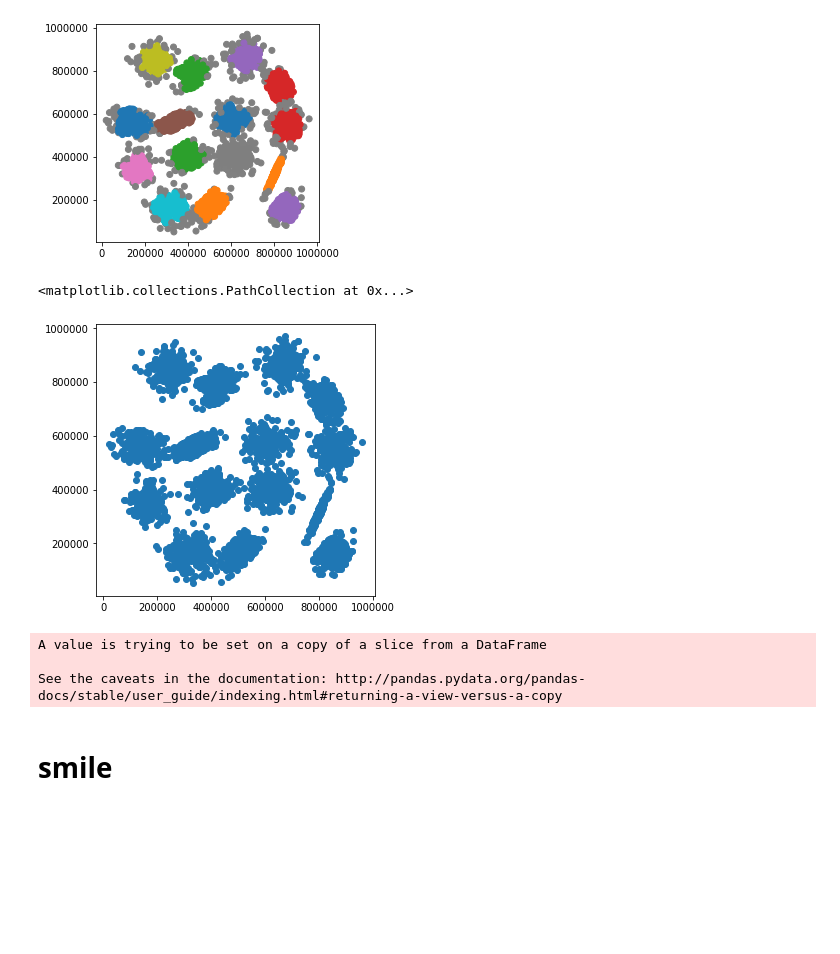
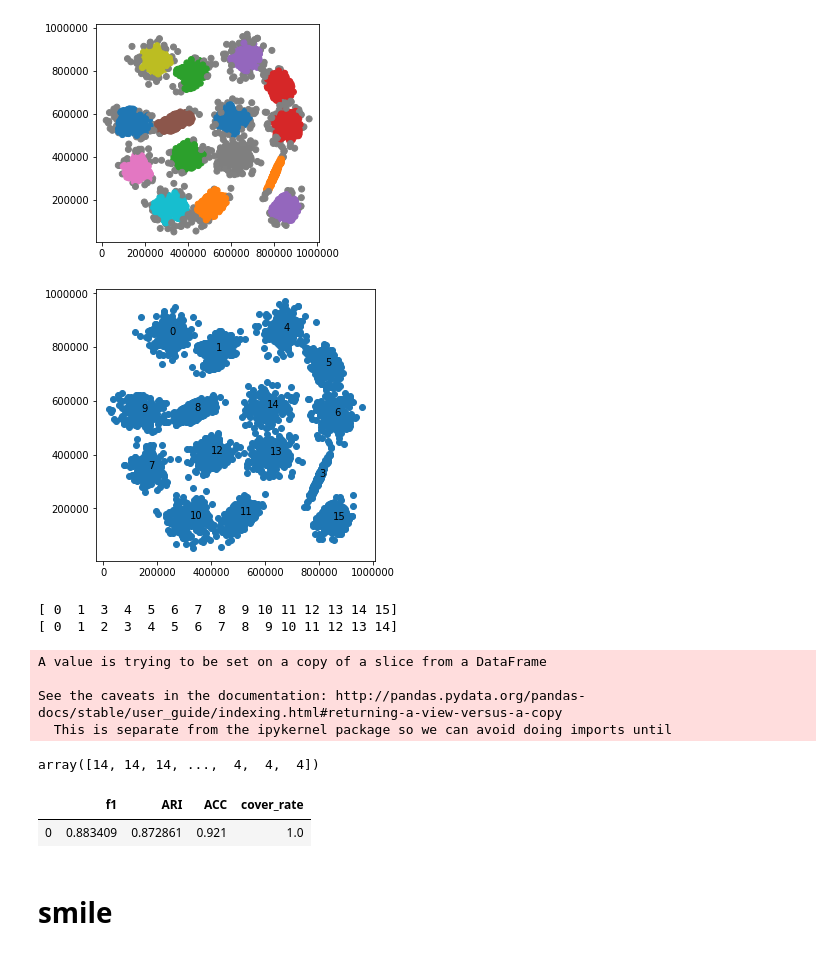
Before and after one commit to gaozhangyang/GIT, a Jupyter notebook: ex1_toy/experiments.ipynb, the cells around one changed output. Drawn from its saved outputs; the diff is of its cells as text; code cells hidden in the pictures; blank space fills up the shorter version.

```diff
--- a/ex1_toy/experiments.ipynb
+++ b/ex1_toy/experiments.ipynb
@@ -208,20 +208,45 @@ Y_pred=api.DGSFC.fit(  X,
 [figure]
 [figure]
 [figure]
-# %%
-plt.figure(figsize=(5,5))
-plt.scatter(X[:,0],X[:,1])
-# %% [output]
-<matplotlib.collections.PathCollection at 0x...>
-[figure, removed]
+# %%
+plt.figure(figsize=(5,5))
+plt.scatter(X[:,0],X[:,1])
+Y_true = df.iloc[:,-1]
+X_centers = []
+for i in np.unique(Y_true):
+    X_curr = df[df.iloc[:,-1]==i].iloc[:,:-1].values
+    X_center = np.mean(X_curr,axis=0)
+    plt.text(X_center[0],X_center[1],i)
+    X_centers.append(X_center)
+# %% [output]
+[figure, added]
 # %%
-# there is no label '2' in the dataset , thus we replace '15' by '2'
-Y_true[Y_true==15] = 2
-measures_calculator(Y_true, Y_pred, multiclass=True)
+print(np.unique(Y_true))
+# there is no label '2', so we replace 15 by 2
+Y_true[Y_true==15]=2
+print(np.unique(Y_true))
 # %% [output]
-A value is trying to be set on a copy of a slice from a DataFrame
-
-See the caveats in the documentation: http://pandas.pydata.org/pandas-docs/stable/user_guide/indexing.html#returning-a-view-versus-a-copy
+[ 0  1  3  4  5  6  7  8  9 10 11 12 13 14 15]
+[ 0  1  2  3  4  5  6  7  8  9 10 11 12 13 14]
+A value is trying to be set on a copy of a slice from a DataFrame
+
+See the caveats in the documentation: http://pandas.pydata.org/pandas-docs/stable/user_guide/indexing.html#returning-a-view-versus-a-copy
+  This is separate from the ipykernel package so we can avoid doing imports until
+# %%
+# too many classes, thus we manually mapping the class labels
+mapping_dict = {8:0, 2:1, 4:2, 1:3, 14:4, 3:5, 13:6, 6:7, 5:8, 10:9, 9:10, 11:11, 12:12, 7:13, 0:14, -1:-1}
+def mapping(x):
+    return mapping_dict[x]
+vec_mapping=np.vectorize(mapping)
+Y_pred = vec_mapping(Y_pred)
+Y_pred
+# %% [output]
+array([14, 14, 14, ...,  4,  4,  4])
+# %%
+measures_calculator(Y_pred, Y_true)
+# %% [output]
+|  | f1 | ARI | ACC | cover_rate |
+| 0 | 0.883409 | 0.872861 | 0.921 | 1.0 |
 # %% [markdown]
 # smile
 # %%
```
Also changed, not shown: parts of 1 cell of this notebook, 1 other file.
